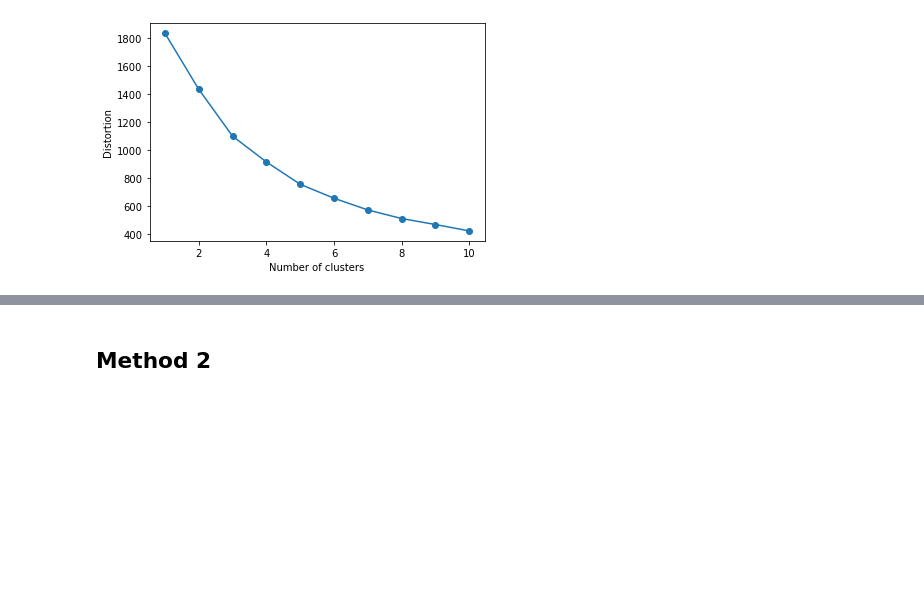
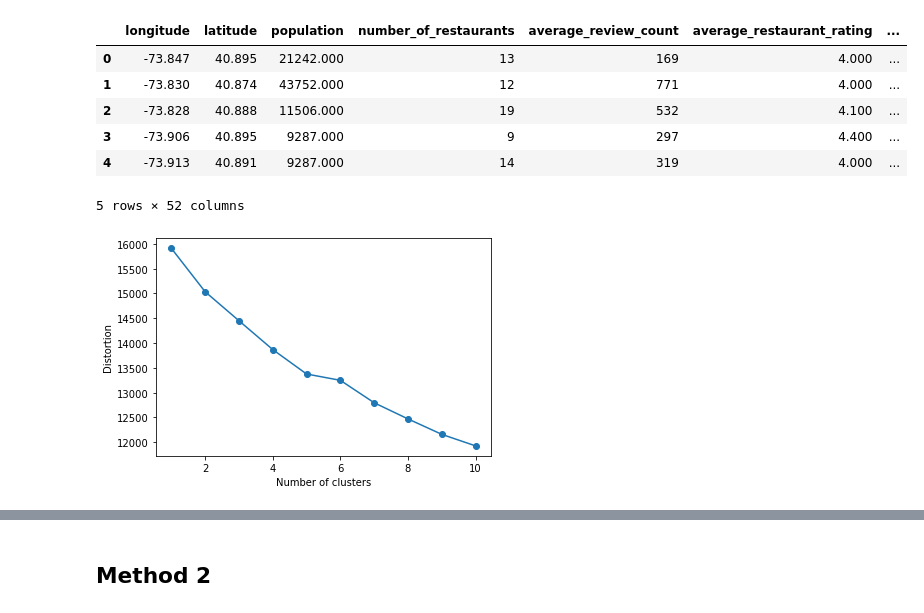
Before and after one commit to ktamkee/NYC_midterm_project, a Jupyter notebook: svc/K-Means.ipynb, the cells around one changed output, grey strips where cells are left out. Cells and saved outputs as stored; diff of their text form; code cells hidden in the pictures; blank space fills up the shorter version.

```diff
--- a/svc/K-Means.ipynb
+++ b/svc/K-Means.ipynb
@@ -33,3 +21,19 @@ data_numeric = data1[['borough_encode', 'population','number_of_restaurants', 'a
+# %%
+data1 = data.copy()
+data1 = data1.drop(columns='neighborhood', axis = 1)
+
+onehot = pd.get_dummies(data[['borough', 'yelp_category']], prefix='', prefix_sep='')
+data_numeric = data1.join(onehot)
+data_numeric = data_numeric.drop(columns=['borough', 'yelp_category'], axis = 1)
+data_numeric.head()
+# %% [output]
+|  | longitude | latitude | population | number_of_restaurants | average_review_count | average_restaurant_rating | ... |
+| 0 | -73.847 | 40.895 | 21242.000 | 13 | 169 | 4.000 | ... |
+| 1 | -73.830 | 40.874 | 43752.000 | 12 | 771 | 4.000 | ... |
+| 2 | -73.828 | 40.888 | 11506.000 | 19 | 532 | 4.100 | ... |
+| 3 | -73.906 | 40.895 | 9287.000 | 9 | 297 | 4.400 | ... |
+| 4 | -73.913 | 40.891 | 9287.000 | 14 | 319 | 4.000 | ... |
+5 rows × 52 columns
 # %%
 from sklearn.preprocessing import StandardScaler
 scaler = StandardScaler()
@@ -52,5 +56,5 @@ def plot_distortion(X,max_clusters = 10):
 # %%
 plot_distortion(data_scaled)
 # %% [output]
-[figure, old version]
+[figure, new version]
 # %%
```
Also changed, not shown: parts of 14 cells of this notebook.
